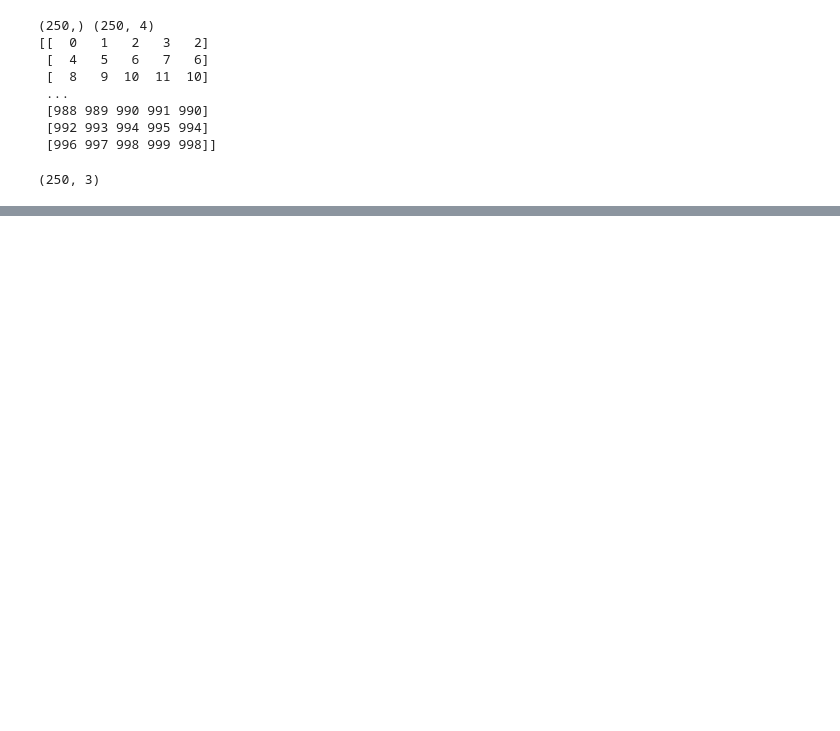
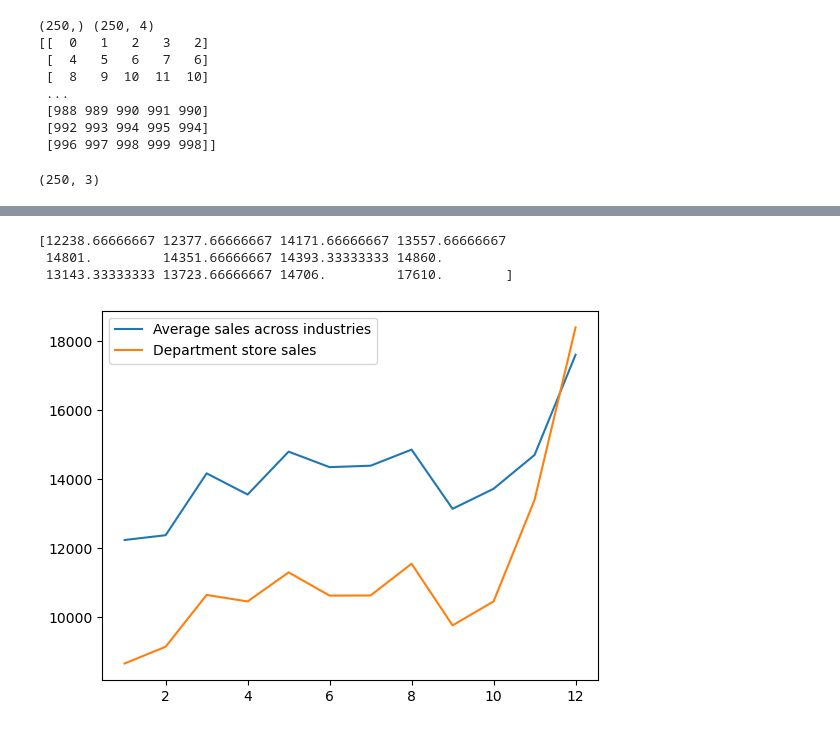
Before and after one commit to emadchelhi/training, a Jupyter notebook: numpy.ipynb, the cells around one changed output, grey strips where cells are left out. Drawn from its saved outputs; the diff is of its cells as text; code cells hidden in the pictures; blank space fills up the shorter version.

```diff
--- a/numpy.ipynb
+++ b/numpy.ipynb
@@ -398,0 +407,21 @@ print(tree_census_clean.shape)
+# %%
+monthly_sales= np.array([[ 4134, 23925,  8657],
+       [ 4116, 23875,  9142],
+       [ 4673, 27197, 10645],
+       [ 4580, 25637, 10456],
+       [ 5109, 27995, 11299],
+       [ 5011, 27419, 10625],
+       [ 5245, 27305, 10630],
+       [ 5270, 27760, 11550],
+       [ 4680, 24988,  9762],
+       [ 4913, 25802, 10456],
+       [ 5312, 25405, 13401],
+       [ 6630, 27797, 18403]])
+
+# Create a 2D array of total monthly sales across industries
+monthly_industry_sales = monthly_sales.sum(axis=1, keepdims=True)
+print(monthly_industry_sales)
+
+# Add this column as the last column in monthly_sales
+monthly_sales_with_total = np.concatenate((monthly_sales, monthly_industry_sales), axis=1)
+print(monthly_sales_with_total)
@@ -398,0 +446,17 @@ print(tree_census_clean.shape)
+# %%
+# Create the 1D array avg_monthly_sales
+avg_monthly_sales = monthly_sales.mean(axis=1)
+print(avg_monthly_sales)
+
+# Plot avg_monthly_sales by month
+plt.plot(np.arange(1,13), avg_monthly_sales, label="Average sales across industries")
+
+# Plot department store sales by month
+plt.plot(np.arange(1,13), monthly_sales[:, 2], label="Department store sales")
+plt.legend()
+plt.show()
+# %% [output]
+[12238.66666667 12377.66666667 14171.66666667 13557.66666667
+ 14801.         14351.66666667 14393.33333333 14860.
+ 13143.33333333 13723.66666667 14706.         17610.        ]
+[figure, added]
```
Also changed, not shown: parts of 10 cells of this notebook.
